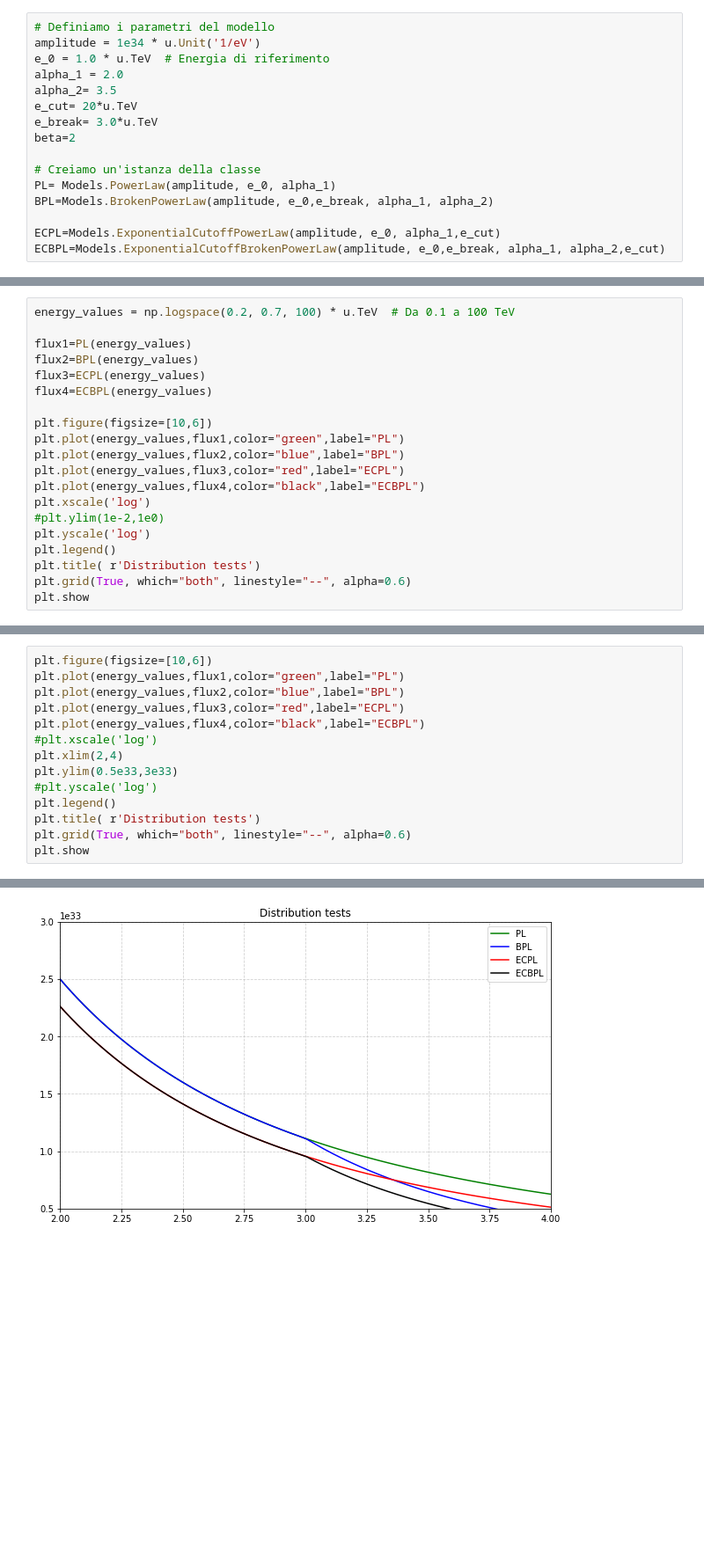
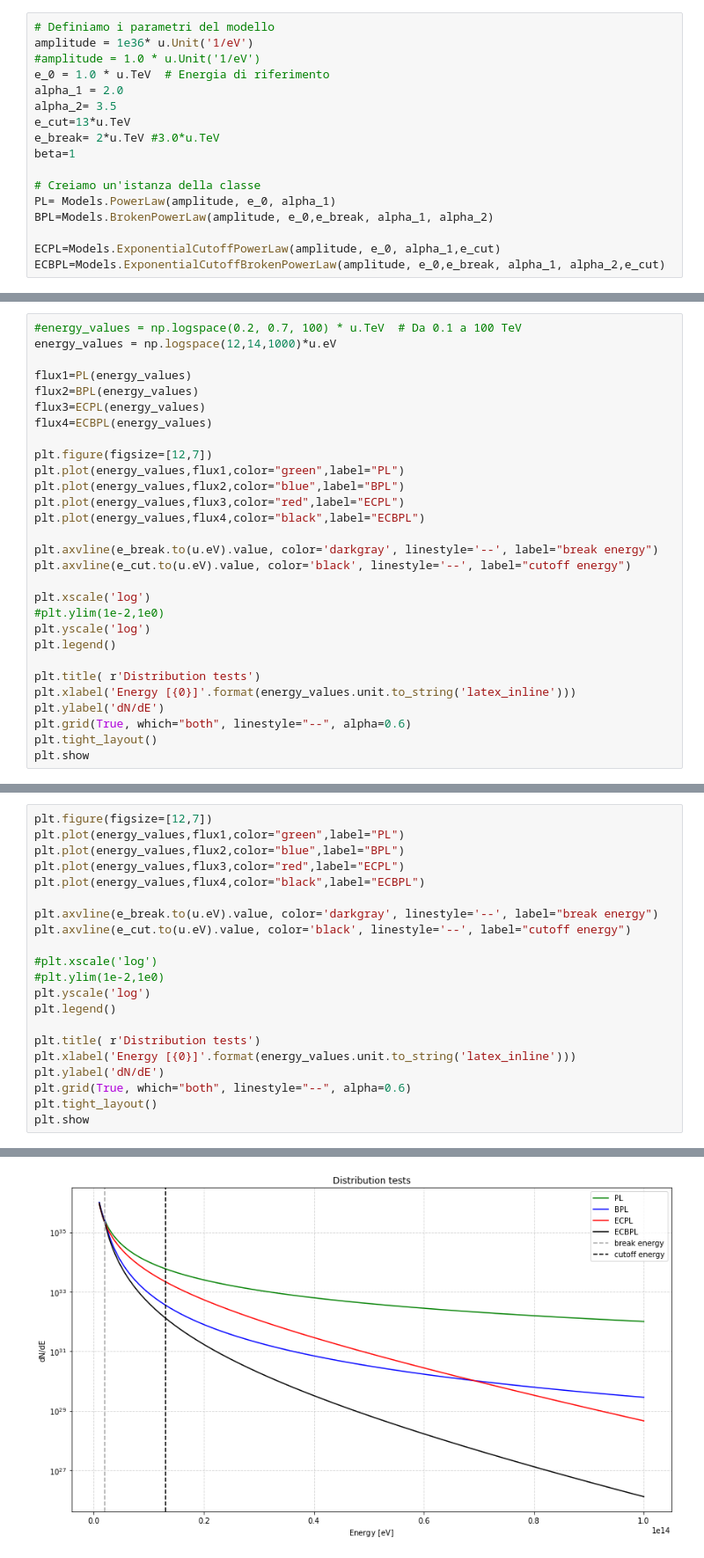
Before and after one commit to TobiaMatcovich/GRBmodelling, a Jupyter notebook: TEST.ipynb, the cells around one changed output, grey strips where cells are left out. Shown at 88% size. Cells and saved outputs as stored; diff of their text form; blank space fills up the shorter version.

```diff
--- a/TEST.ipynb
+++ b/TEST.ipynb
@@ -31,12 +33,13 @@ import Radiative
 # %%
 # Definiamo i parametri del modello
-amplitude = 1e34 * u.Unit('1/eV')
+amplitude = 1e36* u.Unit('1/eV')
+#amplitude = 1.0 * u.Unit('1/eV')
 e_0 = 1.0 * u.TeV  # Energia di riferimento
 alpha_1 = 2.0
 alpha_2= 3.5
-e_cut= 20*u.TeV
-e_break= 3.0*u.TeV
-beta=2
+e_cut=13*u.TeV
+e_break= 2*u.TeV #3.0*u.TeV
+beta=1
 
 # Creiamo un'istanza della classe
 PL= Models.PowerLaw(amplitude, e_0, alpha_1)
@@ -84,22 +67,31 @@ TypeError: Particle distribution should be given in units of differential energy
 # %%
-energy_values = np.logspace(0.2, 0.7, 100) * u.TeV  # Da 0.1 a 100 TeV
+#energy_values = np.logspace(0.2, 0.7, 100) * u.TeV  # Da 0.1 a 100 TeV
+energy_values = np.logspace(12,14,1000)*u.eV
 
 flux1=PL(energy_values)
 flux2=BPL(energy_values)
 flux3=ECPL(energy_values)
 flux4=ECBPL(energy_values)
 
-plt.figure(figsize=[10,6])
+plt.figure(figsize=[12,7])
 plt.plot(energy_values,flux1,color="green",label="PL")
 plt.plot(energy_values,flux2,color="blue",label="BPL")
 plt.plot(energy_values,flux3,color="red",label="ECPL")
 plt.plot(energy_values,flux4,color="black",label="ECBPL")
+
+plt.axvline(e_break.to(u.eV).value, color='darkgray', linestyle='--', label="break energy")
+plt.axvline(e_cut.to(u.eV).value, color='black', linestyle='--', label="cutoff energy")
+
 plt.xscale('log')
 #plt.ylim(1e-2,1e0)
 plt.yscale('log')
 plt.legend()
+
 plt.title( r'Distribution tests')
+plt.xlabel('Energy [{0}]'.format(energy_values.unit.to_string('latex_inline')))
+plt.ylabel('dN/dE')
 plt.grid(True, which="both", linestyle="--", alpha=0.6)
+plt.tight_layout()
 plt.show
 # %% [output]
 <function matplotlib.pyplot.show(*args, **kw)>
@@ -107,17 +99,24 @@ plt.show
 # %%
-plt.figure(figsize=[10,6])
+plt.figure(figsize=[12,7])
 plt.plot(energy_values,flux1,color="green",label="PL")
 plt.plot(energy_values,flux2,color="blue",label="BPL")
 plt.plot(energy_values,flux3,color="red",label="ECPL")
 plt.plot(energy_values,flux4,color="black",label="ECBPL")
+
+plt.axvline(e_break.to(u.eV).value, color='darkgray', linestyle='--', label="break energy")
+plt.axvline(e_cut.to(u.eV).value, color='black', linestyle='--', label="cutoff energy")
+
 #plt.xscale('log')
-plt.xlim(2,4)
-plt.ylim(0.5e33,3e33)
-#plt.yscale('log')
+#plt.ylim(1e-2,1e0)
+plt.yscale('log')
 plt.legend()
+
 plt.title( r'Distribution tests')
+plt.xlabel('Energy [{0}]'.format(energy_values.unit.to_string('latex_inline')))
+plt.ylabel('dN/dE')
 plt.grid(True, which="both", linestyle="--", alpha=0.6)
+plt.tight_layout()
 plt.show
 # %% [output]
 <function matplotlib.pyplot.show(*args, **kw)>
-[figure, old version]
+[figure, new version]
```
Also changed, not shown: parts of 19 cells of this notebook, 1 other file.
